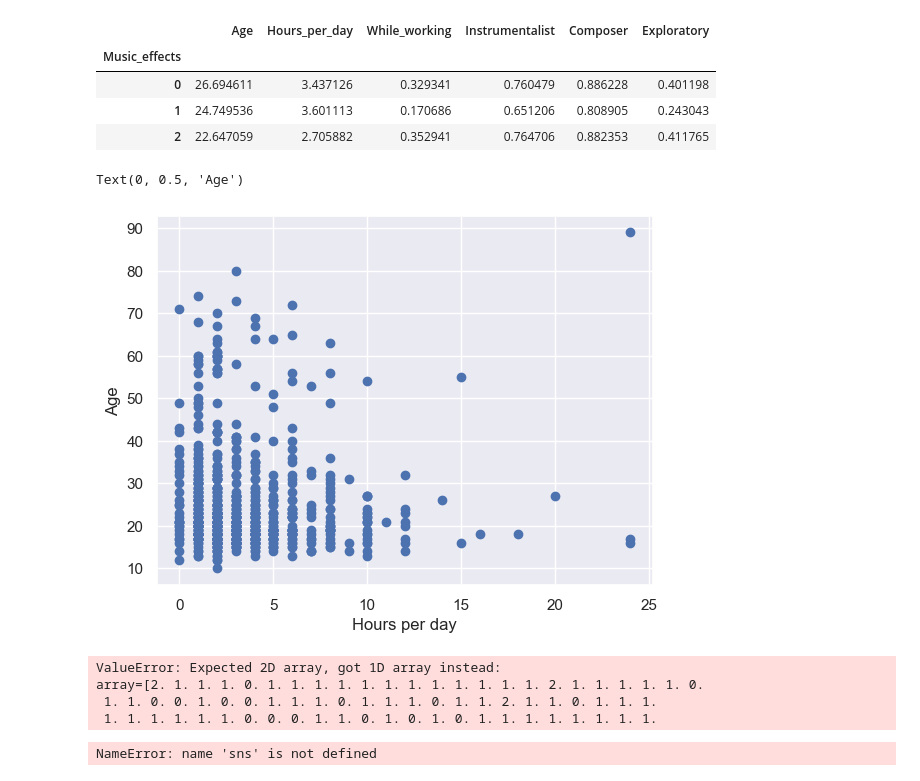
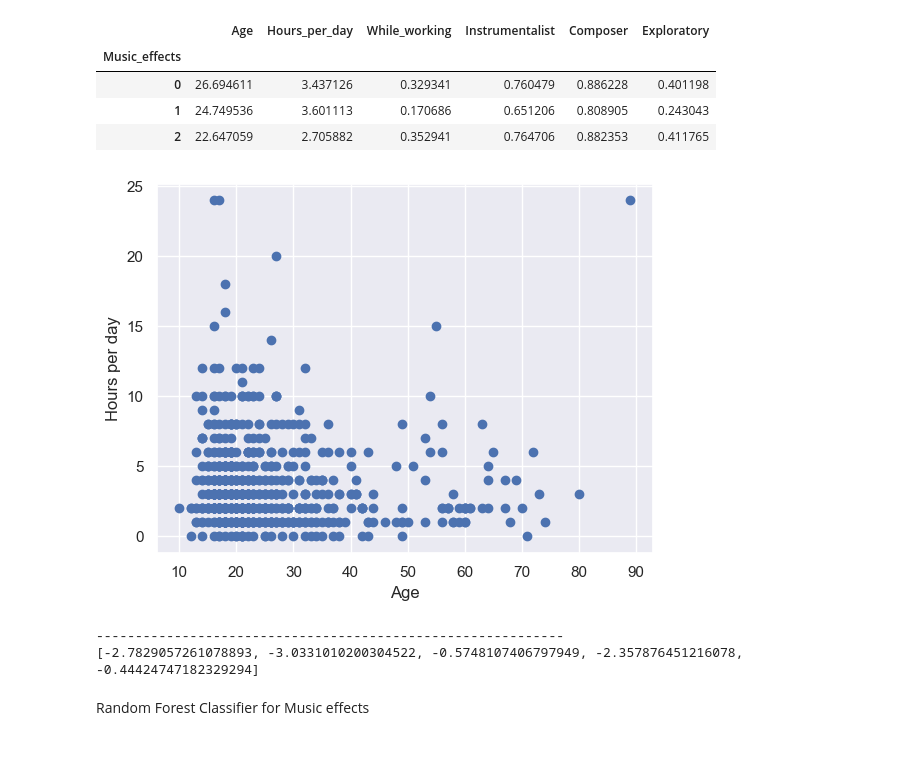
Before and after one commit to alessiasanfelici/Programming-2022-2023, a Jupyter notebook: Project_Programming (1).ipynb, the cells around one changed output. Cells and saved outputs as stored; diff of their text form; code cells hidden in the pictures; blank space fills up the shorter version.

Commit message:
Random Forest Classifier model

```diff
--- a/Project_Programming (1).ipynb
+++ b/Project_Programming (1).ipynb
@@ -492,33 +491,31 @@ data_groupby_effects_sum
 | 1 | 24.749536 | 3.601113 | 0.170686 | 0.651206 | 0.808905 | 0.243043 |
 | 2 | 22.647059 | 2.705882 | 0.352941 | 0.764706 | 0.882353 | 0.411765 |
 # %%
-plt.scatter(music_health_df["Hours_per_day"], music_health_df["Age"])
-plt.xlabel('Hours per day')
-plt.ylabel('Age')
+plt.scatter(music_health_df["Age"], music_health_df["Hours_per_day"])
+plt.ylabel('Hours per day')
+plt.xlabel('Age')
+plt.show()
 # %% [output]
-Text(0, 0.5, 'Age')
-[figure, old version]
+[figure, new version]
 # %%
 import sklearn as sk
 from sklearn.ensemble import RandomForestRegressor
 from sklearn.model_selection import train_test_split
 
-x = music_health_df["Music_effects"]
-y = music_health_df.drop(["Music_effects"], axis = 1)
-
-x_train, x_test, y_train, y_test = train_test_split(x, y, test_size=0.2, random_state=42)
-
-modelRF = RandomForestRegressor().fit(x_train, y_train)
-y_pred = modelRF.predict(x_test)
+x = music_health_df["Age"]
+y = music_health_df["Hours_per_day"]
+accuracies = []
+for random_state in [1, 23, 42, 15, 56]:
+    x_train, x_test, y_train, y_test = train_test_split(x, y, test_size=0.2, random_state = random_state)
+    model = RandomForestRegressor().fit(np.array(x_train).reshape(-1,1), np.array(y_train).reshape(-1,1))
+    y_pred = model.predict(np.array(x_test).reshape(-1,1))
+    accuracies.append(model.score(np.array(y_pred).reshape(-1,1), np.array(y_test).reshape(-1,1)))
 
 print('------------------------------------------------------------')
-print('The accuracy for this model is: ',modelRF.score(y_pred, y_test))
+print(accuracies)
+#print('The accuracy for this model is: ', model.score(np.array(y_pred).reshape(-1,1), np.array(y_test).reshape(-1,1)))
 # %% [output]
-ValueError: Expected 2D array, got 1D array instead:
-array=[2. 1. 1. 1. 0. 1. 1. 1. 1. 1. 1. 1. 1. 1. 1. 1. 1. 2. 1. 1. 1. 1. 1. 0.
- 1. 1. 0. 0. 1. 0. 0. 1. 1. 1. 0. 1. 1. 1. 0. 1. 1. 2. 1. 1. 0. 1. 1. 1.
- 1. 1. 1. 1. 1. 1. 0. 0. 0. 1. 1. 0. 1. 0. 1. 0. 1. 1. 1. 1. 1. 1. 1. 1.
+------------------------------------------------------------
+[-2.7829057261078893, -3.0331010200304522, -0.5748107406797949, -2.357876451216078, -0.44424747182329294]
-# %%
-sns.pairplot(music_health_df[0:6], hue = "Music_effects", height = 1.5)
-# %% [output]
-NameError: name 'sns' is not defined
+# %% [markdown]
+Random Forest Classifier for Music effects
```
Also changed, not shown: parts of 11 cells of this notebook, 1 other file.
